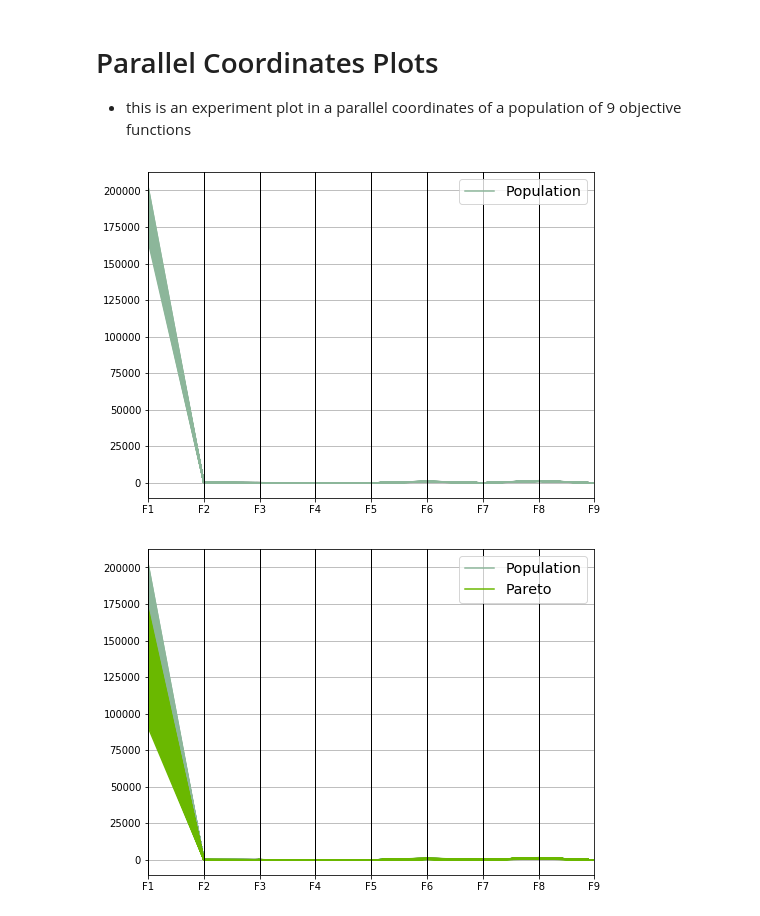
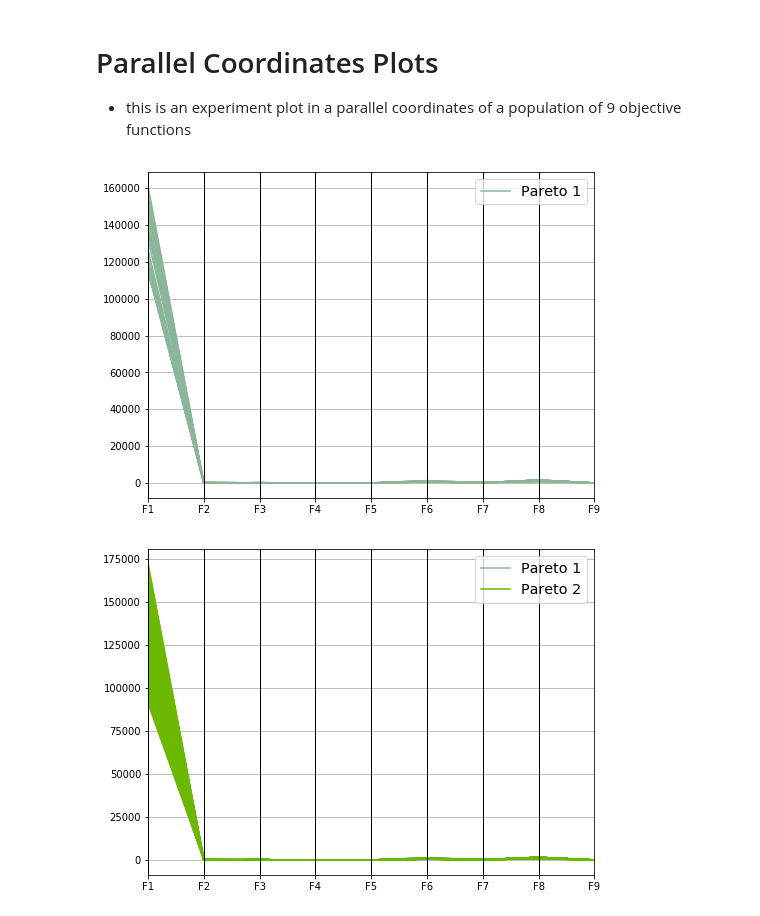
Before and after one commit to renansantosmendes/PhD_Python_2019, a Jupyter notebook: parallel_coordinates.ipynb, the cells around one changed output. Saved outputs shown, nothing was run; the diff lists cells and outputs as text; code cells hidden in the pictures.

```diff
--- a/parallel_coordinates.ipynb
+++ b/parallel_coordinates.ipynb
@@ -9,26 +10,29 @@ from pandas.plotting import parallel_coordinates
 # %%
-data = pandas.read_csv('solutions.txt', sep=',',header=None)
-data.columns = 'F1 F2 F3 F4 F5 F6 F7 F8 F9'.split()
-data['Class'] = 'Population'
+file1 = 'nsga_pareto_final.csv'
+file2 = 'nsga_pareto_9fo_2fo.csv'
 
-data2 = pandas.read_csv('nsga_pareto_9fo_2fo.csv', sep=',',header=None)
+data1 = pd.read_csv(file1, sep=',',header=None)
+data1.columns = 'F1 F2 F3 F4 F5 F6 F7 F8 F9'.split()
+data1['Class'] = 'Pareto 1'
+
+data2 = pd.read_csv(file2, sep=',',header=None)
 data2.columns = 'F1 F2 F3 F4 F5 F6 F7 F8 F9'.split()
-data2['Class'] = 'Pareto'
+data2['Class'] = 'Pareto 2'
 # %%
 plt.figure(figsize=(8,6))
-parallel_coordinates(data[:100],'Class')
+parallel_coordinates(data1,'Class')
 plt.legend(fontsize = 'x-large')
 plt.show()
 # %% [output]
-[figure, old version]
+[figure, new version]
 # %%
-new_data = pd.concat([data[:100], data2])
+new_data = pd.concat([data1, data2])
 plt.figure(figsize=(8,6))
 parallel_coordinates(new_data,'Class')
 plt.legend(fontsize = 'x-large')
 plt.show()
 # %% [output]
-[figure, old version]
+[figure, new version]
 # %%
 plt.figure(figsize=(8,6))
 parallel_coordinates(new_data.drop('F1',axis=1),'Class')
```
Also changed, not shown: parts of 9 cells of this notebook, 1 other file.
